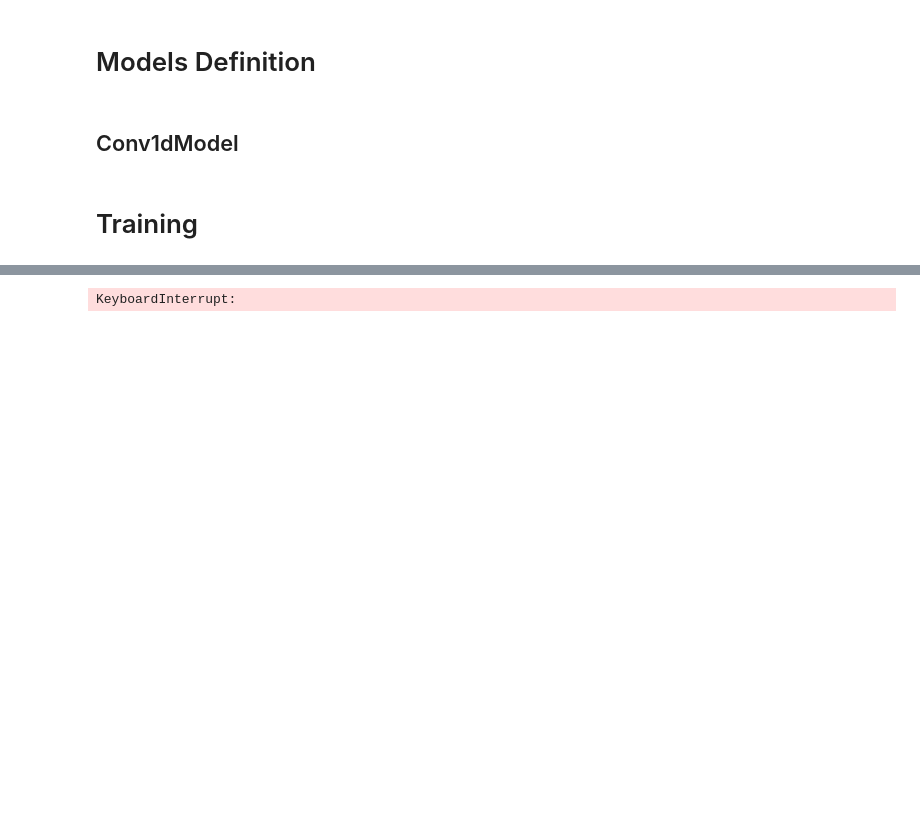
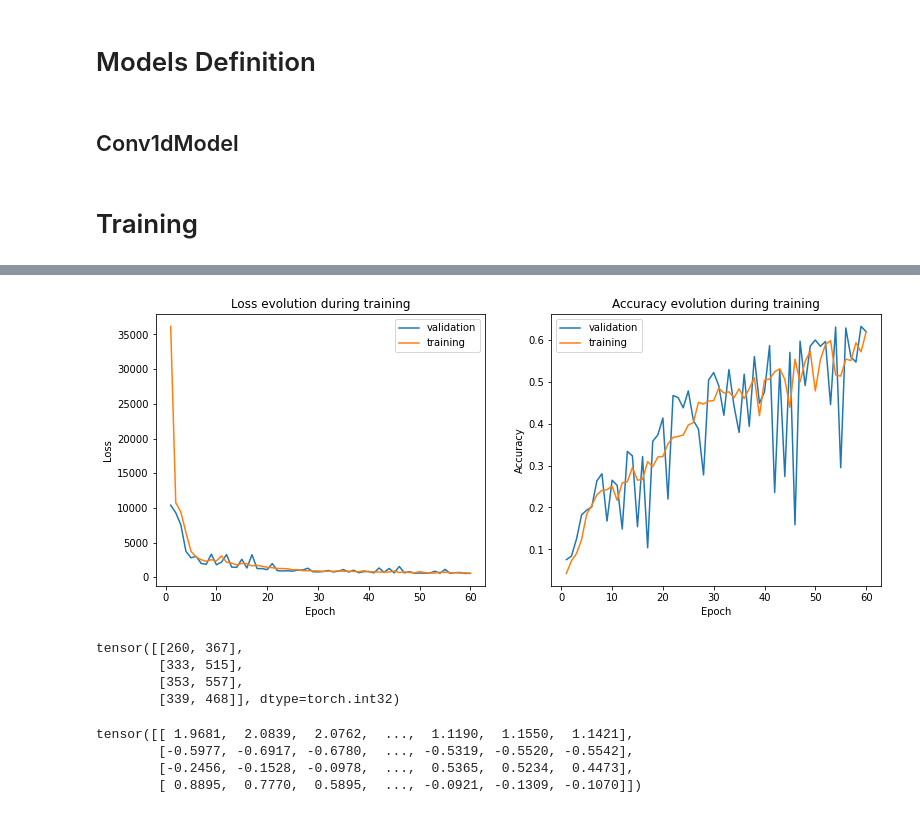
Before and after one commit to NicoBrandstetterr/location-of-the-sigma-spindles-in-EEG, a Jupyter notebook: location_sigma_spindles.ipynb, the cells around one changed output, grey strips where cells are left out. Cells and saved outputs as stored; diff of their text form; code cells hidden in the pictures; blank space fills up the shorter version.

```diff
--- a/location_sigma_spindles.ipynb
+++ b/location_sigma_spindles.ipynb
@@ -98,7 +88,7 @@ def show_curves(curves):
 # %%
 SMOOTH = 1e-6
 
-def iou_pytorch(y_predicted: torch.Tensor, y_vals: torch.Tensor,eva=False):
+def iou_pytorch(y_predicted: torch.Tensor, y_vals: torch.Tensor):
 
     largo=len(y_vals)
     error_array=np.zeros(largo)
@@ -115,7 +105,7 @@ def iou_pytorch(y_predicted: torch.Tensor, y_vals: torch.Tensor,eva=False):
         error_array[count]=(inter/(union+1e-6))
         count+=1
 
-    return torch.tensor(1-np.mean(error_array),requires_grad=True)
+    return torch.tensor(error_array)
 # %% [markdown]
 ## Evaluation
 # %%
@@ -125,7 +115,7 @@ def evaluate(val_loader, model, criterion, use_gpu,delta):
     data_count = 0
     y_predicted=[]
     error_list=[]
-    delta=math.sqrt(delta)
+    #delta=math.sqrt(delta)
     for x_val, y_val in val_loader:
         for x,y in zip(x_val,y_val):
             x=x.unsqueeze(0)
@@ -135,15 +125,17 @@ def evaluate(val_loader, model, criterion, use_gpu,delta):
                 y = y.cuda()
             y_pred=model(x)
             y_pred=y_pred.reshape(2)
-
-            err=criterion(y_pred.unsqueeze(0),y.unsqueeze(0)) ###,eva=True)
+            #print('y_pred.unsqueeze(0)', y_pred.unsqueeze(0))
+            #print('y.unsqueeze(0)', y.unsqueeze(0))
+            err = criterion(y_pred.unsqueeze(0),y.unsqueeze(0)) ###,eva=True)
             error_list.append(err)
             y_predicted.append(y_pred)
-            cumulative_predictions += (err<delta)
+            IoU = iou_pytorch(y_pred.unsqueeze(0), y.unsqueeze(0))
+            cumulative_predictions += int(IoU>delta)
             cumulative_loss += err
         data_count = x_val.shape[0]
 
-    val_acc = cumulative_predictions / data_count
+    val_acc = cumulative_predictions / data_count  #data_count = len(y_val)
     val_loss = cumulative_loss/len(y_val)
     return val_acc, val_loss
 # %% [markdown]
@@ -188,7 +193,7 @@ def train_model(
     n_evaluations_per_epoch=6,
     use_gpu=False,
     data_augmentation=False,
-    delta=0.01
+    delta=0.1
 ):
 
     if use_gpu:
@@ -236,7 +241,7 @@ def train_model(
                 x_batch = x_batch.cuda()
                 y_batch = y_batch.cuda()
 
-            y_predicted, loss,vp = train_step(x_batch, y_batch, model, optimizer, criterion, use_gpu,delta)
+            y_predicted, loss = train_step(x_batch, y_batch, model, optimizer, criterion, use_gpu, delta)
 
             cumulative_train_loss += loss.item()
             train_loss_count += 1
@@ -244,24 +249,28 @@ def train_model(
 
             # Calculamos número de aciertos
             #class_prediction = torch.argmax(y_predicted, axis=1).long()
-            cumulative_train_corrects += vp
+            IoU = iou_pytorch(y_predicted, y_batch)
+            VP = sum(IoU>delta).item()
+            cumulative_train_corrects += VP
 
             if (i % (n_batches // n_evaluations_per_epoch) == 0) and (i > 0):
                 train_loss = cumulative_train_loss / train_loss_count
                 train_acc = cumulative_train_corrects / train_acc_count
 
                 print(f"Iteration {iteration} - Batch {i}/{len(train_loader)} - Train loss: {train_loss}, Train acc: {train_acc}")
+                #print('predichos: ', y_predicted[0])
+                #print('reales: ', y_batch[0])
             iteration += 1
 
 
         model.eval()
         with torch.no_grad():
-            val_acc, val_loss = evaluate(val_loader, model, criterion, use_gpu,delta)
+            val_acc, val_loss = evaluate(val_loader, model, criterion, use_gpu, delta)
 
         print(f"Val loss: {val_loss}, Val acc: {val_acc}")
 
         train_loss = cumulative_train_loss / train_loss_count
-        train_acc = cumulative_train_corrects / train_acc_count
+        train_acc = cumulative_train_corrects / train_acc_count   #multiplique por 4 por ahora
 
         curves["train_acc"].append(train_acc)
         curves["val_acc"].append(val_acc)
@@ -337,11 +341,11 @@ class CNN1d_Model(nn.Module):
 # %% [markdown]
 # Training
 # %%
-lr = 0.001
-batch_size = 4
+lr = 0.005
+batch_size = 64
 #criterion = iou_pytorch
 criterion = torch.nn.MSELoss()
-epochs = 20
+epochs = 60
 # %%
 CNN1d = CNN1d_Model(dropout_p=0.5)
 curves = train_model(
@@ -354,7 +358,7 @@ curves = train_model(
     lr,
     use_gpu=False,
     data_augmentation=False,
-    delta=5000*5000
+    delta=0.8
 )
 show_curves(curves)
 # %% [output]
@@ -378 +382 @@ Iteration 5766 - Batch 186/1116 - Train loss: 1513.9996322387042, Train acc: 0.2
-KeyboardInterrupt:
+[figure, added]
@@ -378,0 +385,14 @@ KeyboardInterrupt:
+# %%
+test_marks[:4]
+# %% [output]
+tensor([[260, 367],
+        [333, 515],
+        [353, 557],
+        [339, 468]], dtype=torch.int32)
+# %%
+test_signals[:4]
+# %% [output]
+tensor([[ 1.9681,  2.0839,  2.0762,  ...,  1.1190,  1.1550,  1.1421],
+        [-0.5977, -0.6917, -0.6780,  ..., -0.5319, -0.5520, -0.5542],
+        [-0.2456, -0.1528, -0.0978,  ...,  0.5365,  0.5234,  0.4473],
+        [ 0.8895,  0.7770,  0.5895,  ..., -0.0921, -0.1309, -0.1070]])
```
Also changed, not shown: parts of 16 cells of this notebook.
